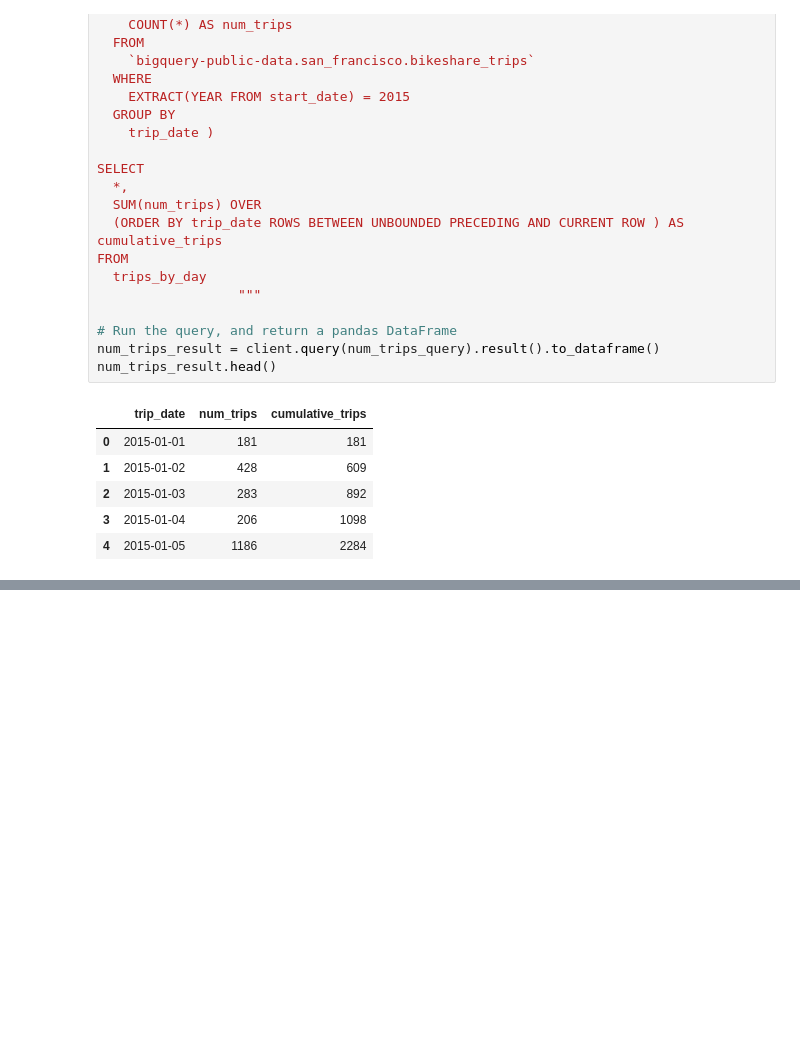
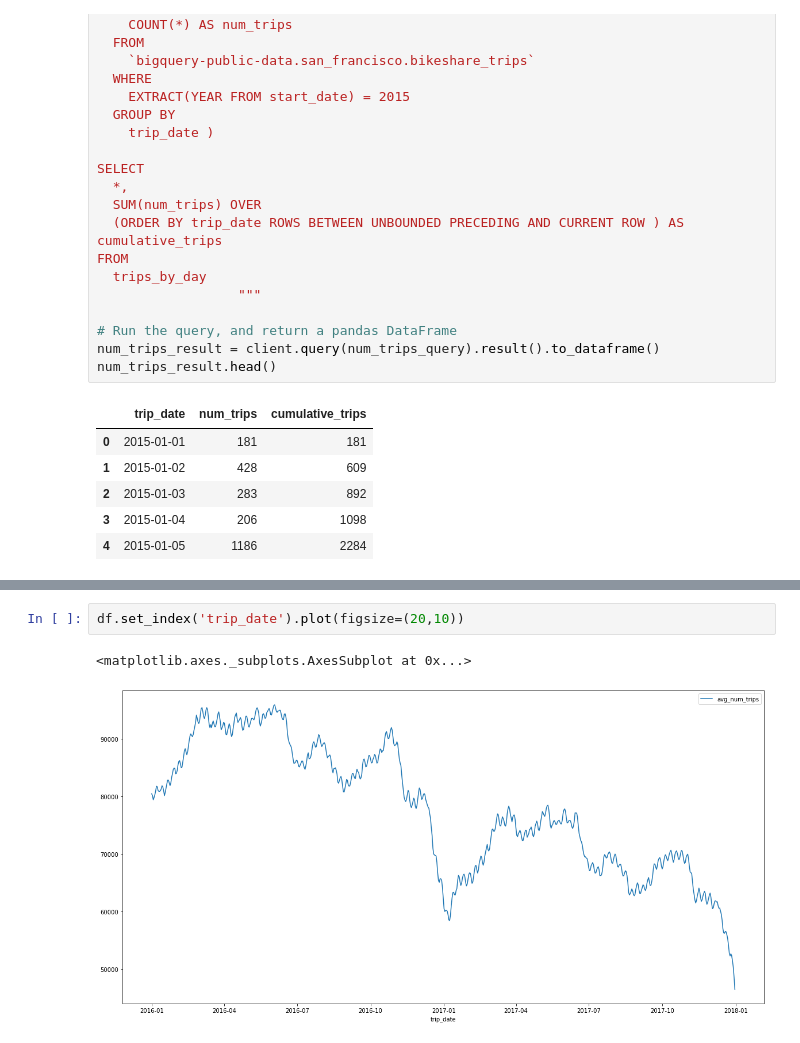
Before and after one commit to sanchez-castro/kaggle-courses, a Jupyter notebook: advanced-sql-kaggle.ipynb, the cells around one changed output, grey strips where cells are left out. Saved outputs shown, nothing was run; the diff lists cells and outputs as text; blank space fills up the shorter version.

```diff
--- a/advanced-sql-kaggle.ipynb
+++ b/advanced-sql-kaggle.ipynb
@@ -363,0 +455,5 @@ num_trips_result.head()
+# %%
+df.set_index('trip_date').plot(figsize=(20,10))
+# %% [output]
+<matplotlib.axes._subplots.AxesSubplot at 0x...>
+[figure, added]
```
Also changed, not shown: parts of 13 cells of this notebook.
